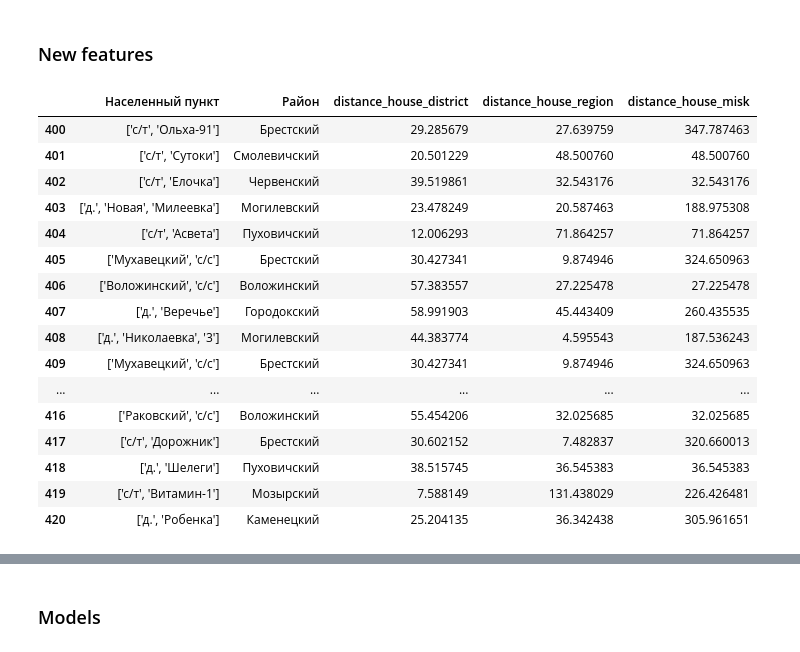
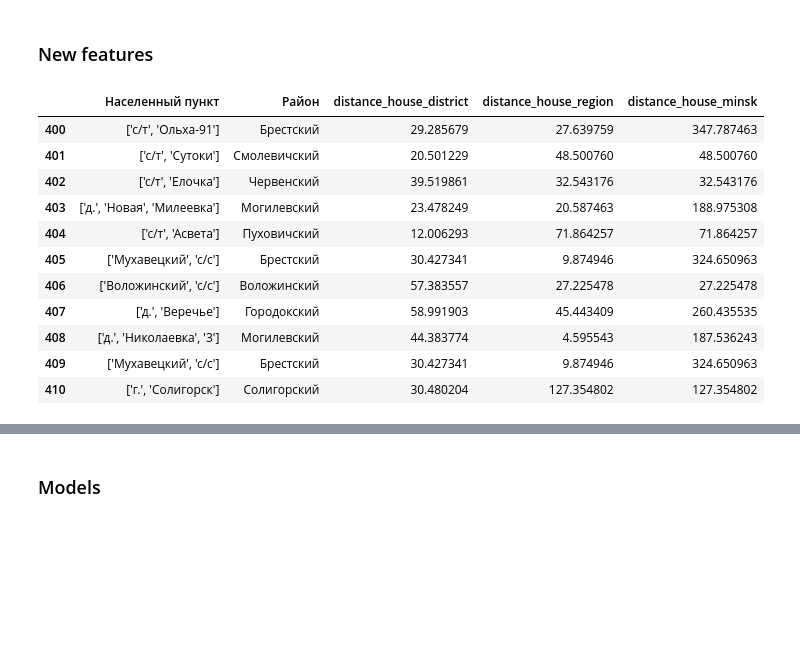
Before and after one commit to ssiarhei115/CountryHouse-price-prediction, a Jupyter notebook: code.ipynb, the cells around one changed output, grey strips where cells are left out. Drawn from its saved outputs; the diff is of its cells as text; code cells hidden in the pictures; blank space fills up the shorter version.

```diff
--- a/code.ipynb
+++ b/code.ipynb
@@ -654,11 +564,0 @@ df['regional_center_coordinates'] = df['Область'].apply(lambda x: regions
-# %%
-def tryconvert(value):
-    try:
-        res = re.findall(r'\'(\w+)\'',value.replace('-',''))
-        return res[0]
-    except:
-        return value
-
-#df['Область'] = df['Область'].apply(lambda x: tryconvert(x))
-
-df['Сельсовет'] = df['Сельсовет'].apply(lambda x: tryconvert(x))
@@ -684,3 +564,0 @@ nan values: 833
-# %%
-df['Сельсовет'] = df['Сельсовет'].fillna(df.groupby('Населенный пункт')['Сельсовет'].transform(lambda x: x.mode()[0] if len(x.mode())>0 else np.nan))
-print(f"nan values: {df[fea].isna().sum()}")
@@ -691,4 +564,0 @@ nan values: 457
-# %%
-df['Район'] = df['Район'].apply(lambda x: tryconvert(x))
-
-df['Район'].value_counts().index
@@ -767,18 +619,40 @@ dfc.tail(3)
 # %% [markdown]
 ### New features
+# %%
+def get_location(name):
+    try:
+        g = geocoder.bing(name, key='AgY4Qy8qL2I1oMf6xu6SSpqncKEFzpjZIKzs3Y_lhKvdA4cRPMUpBEIDmgXxm5_e')
+        results = g.json
+        #print(name, results['lat'], results['lng'])
+        return (results['lat'], results['lng'])
+    except:
+        print('exception', name)
+        return name
+
+
+regions_dict = dict()
+regions = df['Область'].unique()
+for item in regions:
+    if type(item) is str:
+        regions_dict[item] = get_location(item + ', беларусь')
+    else:
+        continue
+
+
+dfc['regional_center_coordinates'] = dfc['Область'].apply(lambda x: str(regions_dict[x]) )
 # %%
 def get_distance(d1,d2):
     coord1 = d1.replace(',',' ').lstrip('(').rstrip(')').split()
     coord2 = d2.replace(',',' ').lstrip('(').rstrip(')').split()
     return geopy.distance.geodesic((float(coord1[0]),float(coord1[1])), (float(coord2[0]),float(coord2[1]))).km
 
 dfc['distance_house_district'] = dfc.apply(lambda x: get_distance(x['house_coordinates'], x['district_center_coordinates']), axis=1)
 dfc['distance_house_region'] = dfc.apply(lambda x: get_distance(x['house_coordinates'], x['regional_center_coordinates']), axis=1)
-dfc['distance_house_misk'] = dfc.apply(lambda x: get_distance(x['house_coordinates'], str(regions_dict['Минск'])), axis=1)
+dfc['distance_house_minsk'] = dfc.apply(lambda x: get_distance(x['house_coordinates'], str(regions_dict['Минск'])), axis=1)
 
-dfc.loc[400:420, ['Населенный пункт','Район','distance_house_district', 'distance_house_region', 'distance_house_misk']]
+dfc.loc[400:410, ['Населенный пункт','Район','distance_house_district',  'distance_house_region','distance_house_minsk']]
 # %% [output]
-|  | Населенный пункт | Район | distance_house_district | distance_house_region | distance_house_misk |
+|  | Населенный пункт | Район | distance_house_district | distance_house_region | distance_house_minsk |
 | 400 | ['с/т', 'Ольха-91'] | Брестский | 29.285679 | 27.639759 | 347.787463 |
 | 401 | ['с/т', 'Сутоки'] | Смолевичский | 20.501229 | 48.500760 | 48.500760 |
 | 402 | ['с/т', 'Елочка'] | Червенский | 39.519861 | 32.543176 | 32.543176 |
@@ -789,10 +663,5 @@ dfc.loc[400:420, ['Населенный пункт','Район','distance_house
 | 407 | ['д.', 'Веречье'] | Городокский | 58.991903 | 45.443409 | 260.435535 |
 | 408 | ['д.', 'Николаевка', '3'] | Могилевский | 44.383774 | 4.595543 | 187.536243 |
 | 409 | ['Мухавецкий', 'с/с'] | Брестский | 30.427341 | 9.874946 | 324.650963 |
-| ... | ... | ... | ... | ... | ... |
-| 416 | ['Раковский', 'с/с'] | Воложинский | 55.454206 | 32.025685 | 32.025685 |
-| 417 | ['с/т', 'Дорожник'] | Брестский | 30.602152 | 7.482837 | 320.660013 |
-| 418 | ['д.', 'Шелеги'] | Пуховичский | 38.515745 | 36.545383 | 36.545383 |
-| 419 | ['с/т', 'Витамин-1'] | Мозырский | 7.588149 | 131.438029 | 226.426481 |
-| 420 | ['д.', 'Робенка'] | Каменецкий | 25.204135 | 36.342438 | 305.961651 |
+| 410 | ['г.', 'Солигорск'] | Солигорский | 30.480204 | 127.354802 | 127.354802 |
 # %%
```
Also changed, not shown: parts of 64 cells of this notebook, 1 other file.
